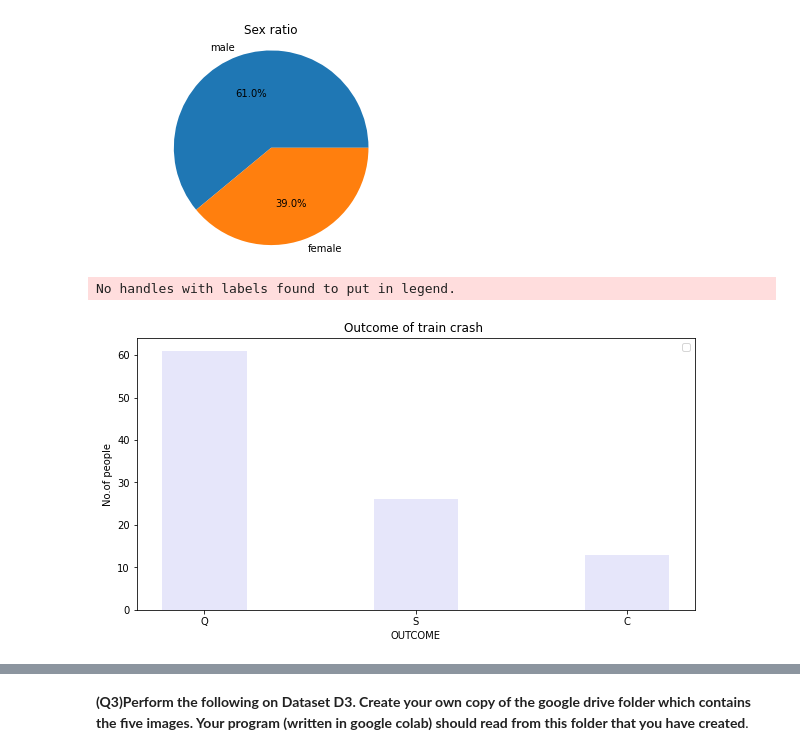
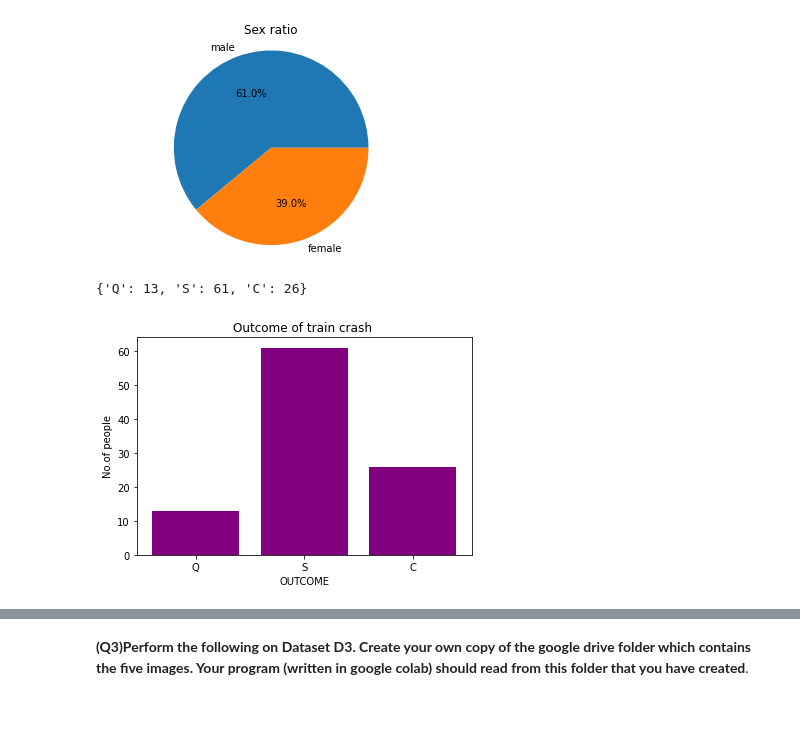
Before and after one commit to aastha621/Artificial-Intelligence, a Jupyter notebook: 034_AasthaJain_2.ipynb, the cells around one changed output, grey strips where cells are left out. Drawn from its saved outputs; the diff is of its cells as text; code cells hidden in the pictures; blank space fills up the shorter version.

```diff
--- a/034_AasthaJain_2.ipynb
+++ b/034_AasthaJain_2.ipynb
@@ -178,24 +185,25 @@ plt.show()
 # %%
 import numpy as np
 import matplotlib.pyplot as plt
 
-status = np.array(df["Outcome"].unique())
-values = np.array(df["Outcome"].value_counts())
+outcome_list = df['Outcome'].tolist()
+# dictionary
+map = {}
 
-fig = plt.figure(figsize = (10, 5))
-
-# creating the bar plot
-plt.bar(status, values, color ='lavender',
-        width = 0.4)
-
+for i in my_list:
+    map[i] = map.get(i, 0) + 1
+print(map)
+names = list(map.keys())
+values = list(map.values())
+plt.bar(range(len(map)), values, color='purple', tick_label=names)
 plt.xlabel("OUTCOME")
 plt.ylabel("No.of people")
 plt.title("Outcome of train crash ")
-plt.legend()
+
 plt.show()
 # %% [output]
-No handles with labels found to put in legend.
+{'Q': 13, 'S': 61, 'C': 26}
-[figure, old version]
+[figure, new version]
 # %%
 import pandas as pd
 from sklearn import preprocessing
```
Also changed, not shown: parts of 25 cells of this notebook.
